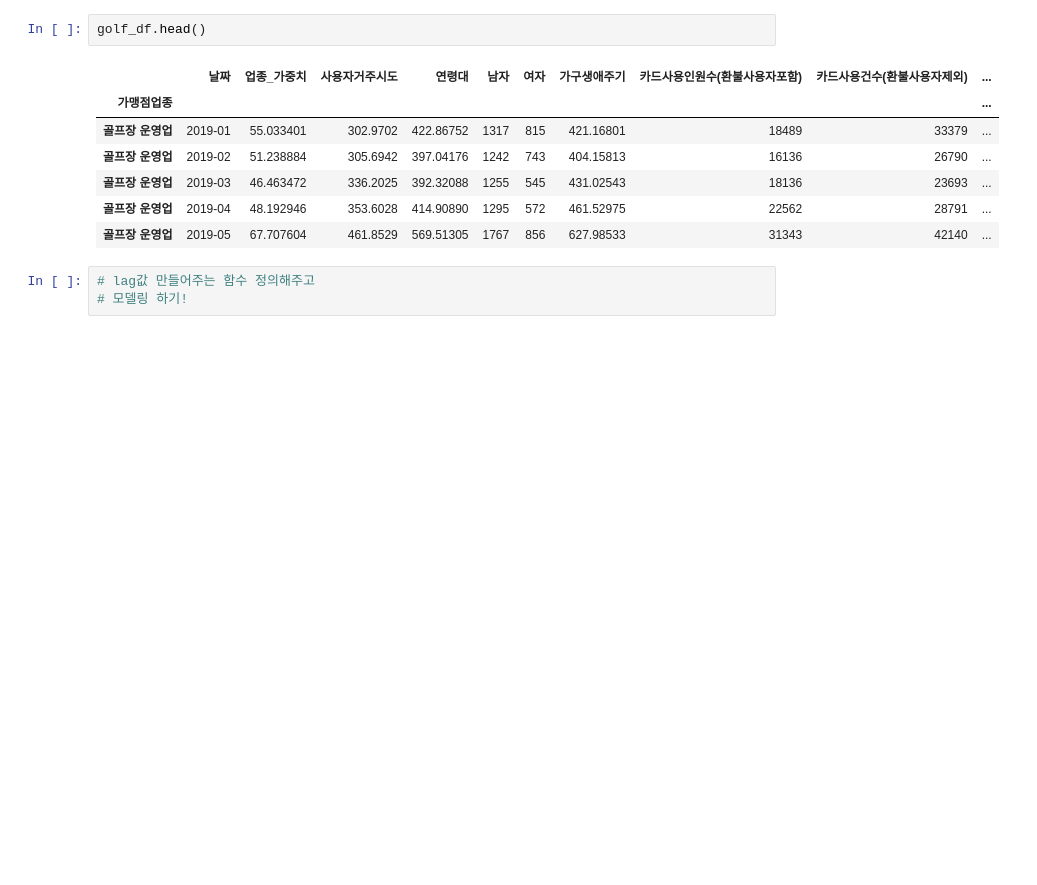
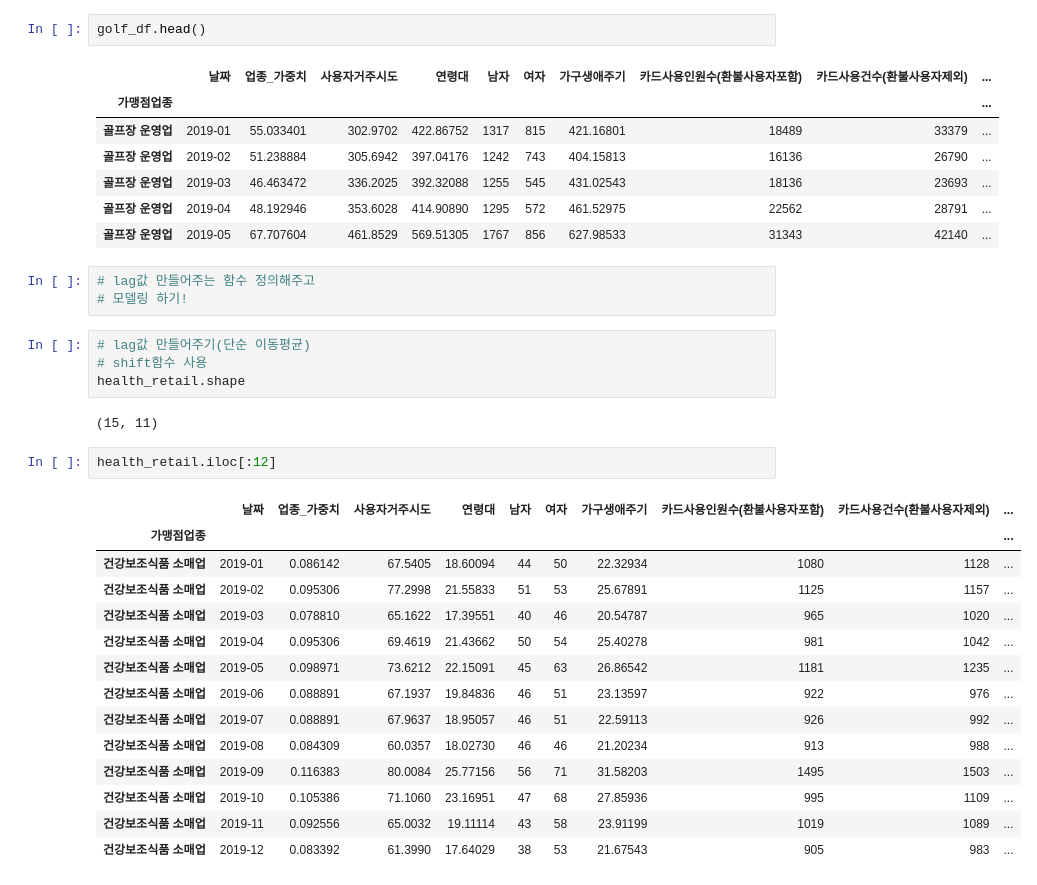
Before and after one commit to young-hun-jo/KaggleStruggle, a Jupyter notebook: jeju_credit/kangwon_preprocessing.ipynb, the cells around one changed output. Cells and saved outputs as stored; diff of their text form; blank space fills up the shorter version.

```diff
--- a/jeju_credit/kangwon_preprocessing.ipynb
+++ b/jeju_credit/kangwon_preprocessing.ipynb
@@ -131,3 +137,26 @@ golf_df.head()
 # %%
 # lag값 만들어주는 함수 정의해주고
 # 모델링 하기!
+# %%
+# lag값 만들어주기(단순 이동평균)
+# shift함수 사용
+health_retail.shape
+# %% [output]
+(15, 11)
+# %%
+health_retail.iloc[:12]
+# %% [output]
+|  | 날짜 | 업종_가중치 | 사용자거주시도 | 연령대 | 남자 | 여자 | 가구생애주기 | 카드사용인원수(환불사용자포함) | 카드사용건수(환불사용자제외) | ... |
+| 가맹점업종 |  |  |  |  |  |  |  |  |  | ... |
+| 건강보조식품 소매업 | 2019-01 | 0.086142 | 67.5405 | 18.60094 | 44 | 50 | 22.32934 | 1080 | 1128 | ... |
+| 건강보조식품 소매업 | 2019-02 | 0.095306 | 77.2998 | 21.55833 | 51 | 53 | 25.67891 | 1125 | 1157 | ... |
+| 건강보조식품 소매업 | 2019-03 | 0.078810 | 65.1622 | 17.39551 | 40 | 46 | 20.54787 | 965 | 1020 | ... |
+| 건강보조식품 소매업 | 2019-04 | 0.095306 | 69.4619 | 21.43662 | 50 | 54 | 25.40278 | 981 | 1042 | ... |
+| 건강보조식품 소매업 | 2019-05 | 0.098971 | 73.6212 | 22.15091 | 45 | 63 | 26.86542 | 1181 | 1235 | ... |
+| 건강보조식품 소매업 | 2019-06 | 0.088891 | 67.1937 | 19.84836 | 46 | 51 | 23.13597 | 922 | 976 | ... |
+| 건강보조식품 소매업 | 2019-07 | 0.088891 | 67.9637 | 18.95057 | 46 | 51 | 22.59113 | 926 | 992 | ... |
+| 건강보조식품 소매업 | 2019-08 | 0.084309 | 60.0357 | 18.02730 | 46 | 46 | 21.20234 | 913 | 988 | ... |
+| 건강보조식품 소매업 | 2019-09 | 0.116383 | 80.0084 | 25.77156 | 56 | 71 | 31.58203 | 1495 | 1503 | ... |
+| 건강보조식품 소매업 | 2019-10 | 0.105386 | 71.1060 | 23.16951 | 47 | 68 | 27.85936 | 995 | 1109 | ... |
+| 건강보조식품 소매업 | 2019-11 | 0.092556 | 65.0032 | 19.11114 | 43 | 58 | 23.91199 | 1019 | 1089 | ... |
+| 건강보조식품 소매업 | 2019-12 | 0.083392 | 61.3990 | 17.64029 | 38 | 53 | 21.67543 | 905 | 983 | ... |
```
Also changed, not shown: parts of 16 cells of this notebook.
